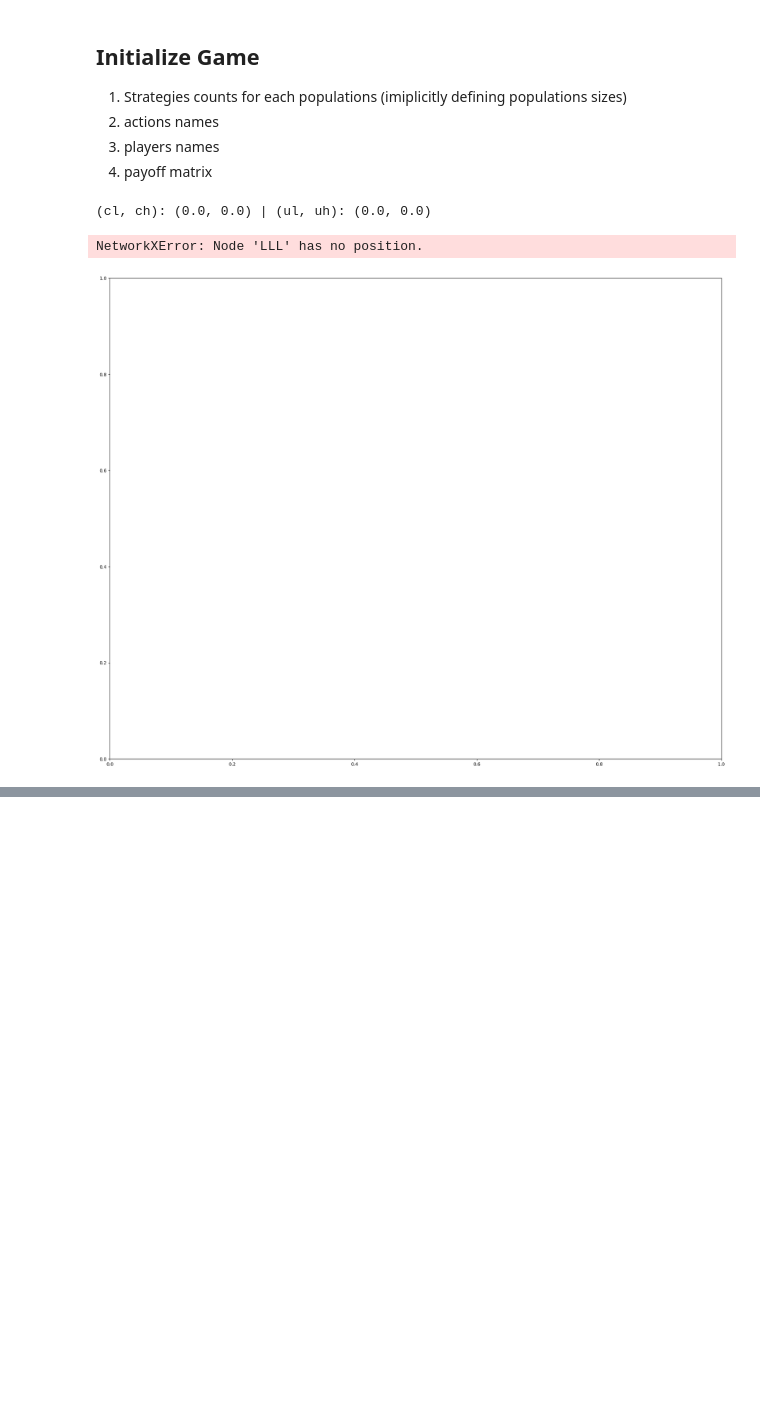
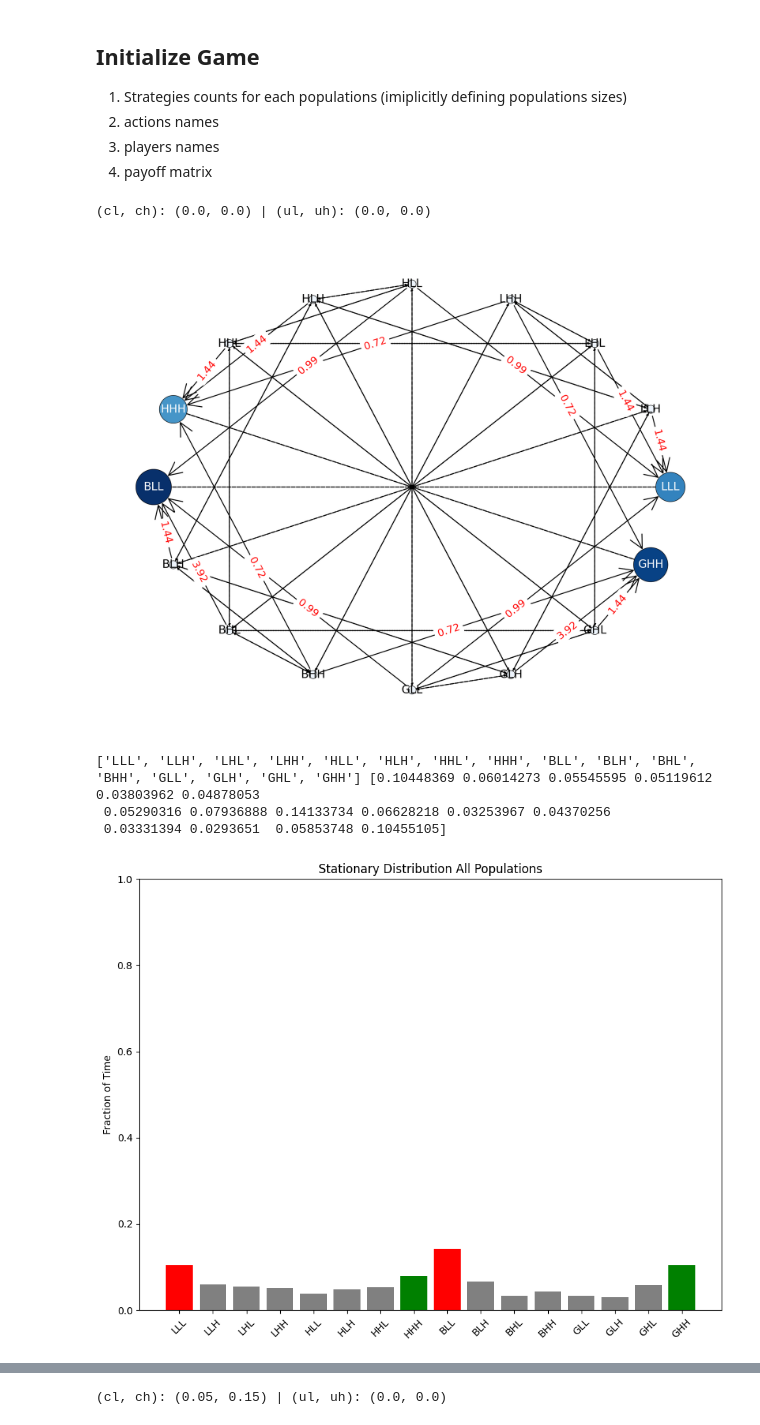
Before and after one commit to dalnakeb/Recommendation_Systems_Evolutionary_Dynamics, a Jupyter notebook: notebooks/models_2.ipynb, the cells around one changed output, grey strips where cells are left out. Saved outputs shown, nothing was run; the diff lists cells and outputs as text; code cells hidden in the pictures; blank space fills up the shorter version.

```diff
--- a/notebooks/models_2.ipynb
+++ b/notebooks/models_2.ipynb
@@ -29,7 +29,7 @@ uls = [0.0, 0.0,  0.2,  0.2]
 uhs = [0.0, 0.0,  0.4,  0.8]
 r = 0.8
 
-model_name = "watch_timex"
+model_name = "watch_time"
 folder = posixpath.join(OUTPUT_PATH, model_name)
 stationary_distributions = []
 
@@ -57,32 +57,35 @@ for i, params in enumerate(zip(cls, chs, uls, uhs)):
         (3, 1, 1): [rh+uh, a+r,  a-ch]
     }
 
     payoff_matrix = payoff_watch_time
     game = EGT.Game(strategies_countss=strategies_countss, payoff_matrix=payoff_matrix, actions_names=actions_names, players_names=players_names)
     print(f"(cl, ch): ({cl}, {ch}) | (ul, uh): ({ul}, {uh})")
     matrix, states = game.compute_trans_matrix(beta=0.08)
     filename_suffix = f"(cl, ch)({cl}, {ch}) - (ul, uh)({ul}, {uh})_{model_name}.png"
     filepath = posixpath.join(folder, f"trans_matrix {filename_suffix}")
     game.plot_transition_matrix(matrix, states=states, actions_symbols=actions_symbols, scale=150, save_file_name=filepath)
     stationary_distributions.append(game.compute_stationary_distribution(matrix))
     green = [(1,1,1), (3,1,1)]
     red = [(0,0,0), (2,0,0)]
 
     filepath = posixpath.join(folder, f"stat_distr_all_pop {filename_suffix}")
     game.plot_stationary_distribution_all_pop(stationary_distributions[i], actions_symbols=actions_symbols, states=states, title="Stationary Distribution All Populations", ylabel="Fraction of Time", red=red, green=green, save_file_name=filepath)
 
     for player in range(len(players_names)):
         filepath = posixpath.join(folder, f"stat_distr_per_pop_{players_names[player]} {filename_suffix}")
         game.plot_stationary_distribution_per_pop(stationary_distributions[i], player=player, actions_symbols=actions_symbols, states=states, title=f"Stationary Distribution ({players_names[player]})", ylabel="Fraction of Time", save_file_name=filepath)
 
 plot_states = [(0,0,0), (2,0,0), (1,1,1), (3,1,1)]
 filepath = posixpath.join(folder, f"stat_distrs_all_pop_{model_name}")
 game.plot_stationary_distributions_all_pop(stationary_distributions, states, plot_states, actions_symbols, save_file_name=filepath)
 
 for player in range(len(players_names)):
     filepath = posixpath.join(folder, f"stat_distrs_per_pop_{players_names[player]}_{model_name}")
     game.plot_stationary_distributions_per_pop(stationary_distributions, states, actions_symbols, actions_names, players_names=players_names, player=player, save_file_name=filepath)
 # %% [output]
 (cl, ch): (0.0, 0.0) | (ul, uh): (0.0, 0.0)
+[figure, new version]
-NetworkXError: Node 'LLL' has no position.
+['LLL', 'LLH', 'LHL', 'LHH', 'HLL', 'HLH', 'HHL', 'HHH', 'BLL', 'BLH', 'BHL', 'BHH', 'GLL', 'GLH', 'GHL', 'GHH'] [0.10448369 0.06014273 0.05545595 0.05119612 0.03803962 0.04878053
+ 0.05290316 0.07936888 0.14133734 0.06628218 0.03253967 0.04370256
+ 0.03331394 0.0293651  0.05853748 0.10455105]
-[figure, old version]
+[figure, added]
@@ -88,0 +95 @@ NetworkXError: Node 'LLL' has no position.
+(cl, ch): (0.05, 0.15) | (ul, uh): (0.0, 0.0)
```
Also changed, not shown: parts of 1 cell of this notebook, 4 other files.
